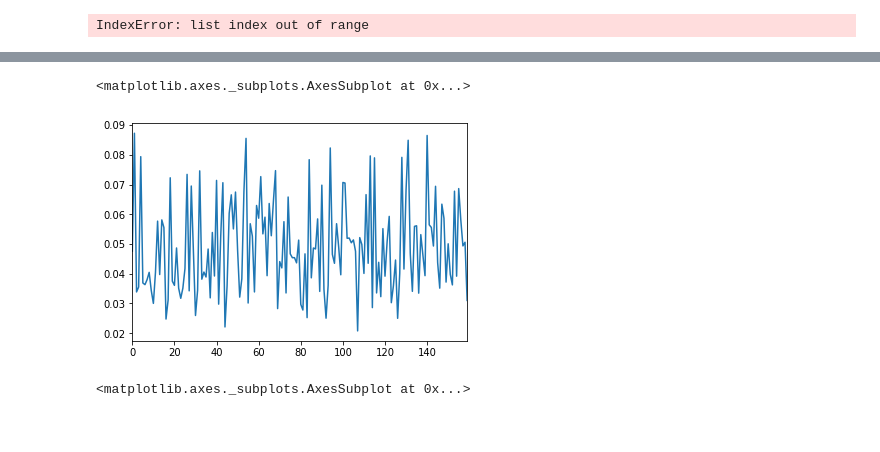
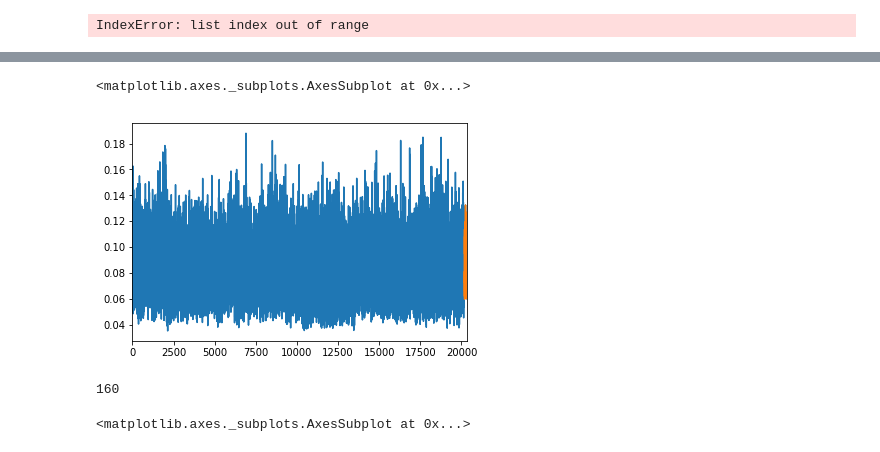
Before and after one commit to binli826/LSTM-Autoencoders, a Jupyter notebook: src/Experiments/Online_forest.ipynb, the cells around one changed output, grey strips where cells are left out. Saved outputs shown, nothing was run; the diff lists cells and outputs as text; code cells hidden in the pictures.

```diff
--- a/src/Experiments/Online_forest.ipynb
+++ b/src/Experiments/Online_forest.ipynb
@@ -15,13 +15,13 @@ import heapq
 # Load data
 # %%
 batch_num = 8
-hidden_num = 45
-step_num = 20
+hidden_num = 25
+step_num = 10
 elem_num = 7
-init_wins = 10000
+init_wins = 0
 
 names = [str(x) for x in range(elem_num)] +["label"]
-forest = pd.read_csv("C:/Users/Bin/Desktop/Thesis/dataset/forest.csv",names=names,skiprows=step_num*init_wins)
+forest = pd.read_csv("C:/Users/Bin/Desktop/Thesis/dataset/forest/type1test.csv",names=names,skiprows=step_num*init_wins)
 batches = forest.shape[0]//step_num//batch_num
 test_set = forest.iloc[:batches*batch_num*step_num,:-1]
 labels =forest.iloc[:batches*batch_num*step_num,-1]
@@ -296,7 +296,7 @@ for l in labels:
         y +=[0]
     else:
         y +=[1]
-for data in test_set_list[:20]:
+for data in test_set_list:
         if count % 100 == 0:
             print(count)
 
@@ -404,12 +421,14 @@ ValueError: Found input variables with inconsistent numbers of samples: [19048,
 foo = [1674, 1699, 1724, 1773, 1796, 1892, 1986, 2055, 2078, 2101, 2150, 2199, 2225, 2275, 2302, 2357, 2438, 2467, 2559, 2684, 2686, 2711, 2716, 2741, 2744, 2746, 2747, 2772, 2776, 2806, 2835, 2860, 2864, 2891, 2918, 2922, 2946, 2949, 2950, 2976, 2978, 3004, 3027, 3031, 3032, 3058, 3080, 3083, 3084, 3110, 3134, 3135, 3138, 3139, 3158, 3159, 3163, 3164, 3181, 3182, 3183]
 # %%
 pd.Series(output).plot()
-#
-
-#pd.Series(output)[anomaly_index].plot()
+pd.Series(output)[anomaly_index].plot()
 # %% [output]
 <matplotlib.axes._subplots.AxesSubplot at 0x...>
-[figure, old version]
+[figure, new version]
+# %%
+len(test_set_list)
+# %% [output]
+160
 # %%
 pd.Series(np.array(all_scores).ravel()).plot(figsize=(20,5))
 pd.Series(np.array(all_scores).ravel())[foo].plot()
```
Also changed, not shown: parts of 4 cells of this notebook, 4 other files.
